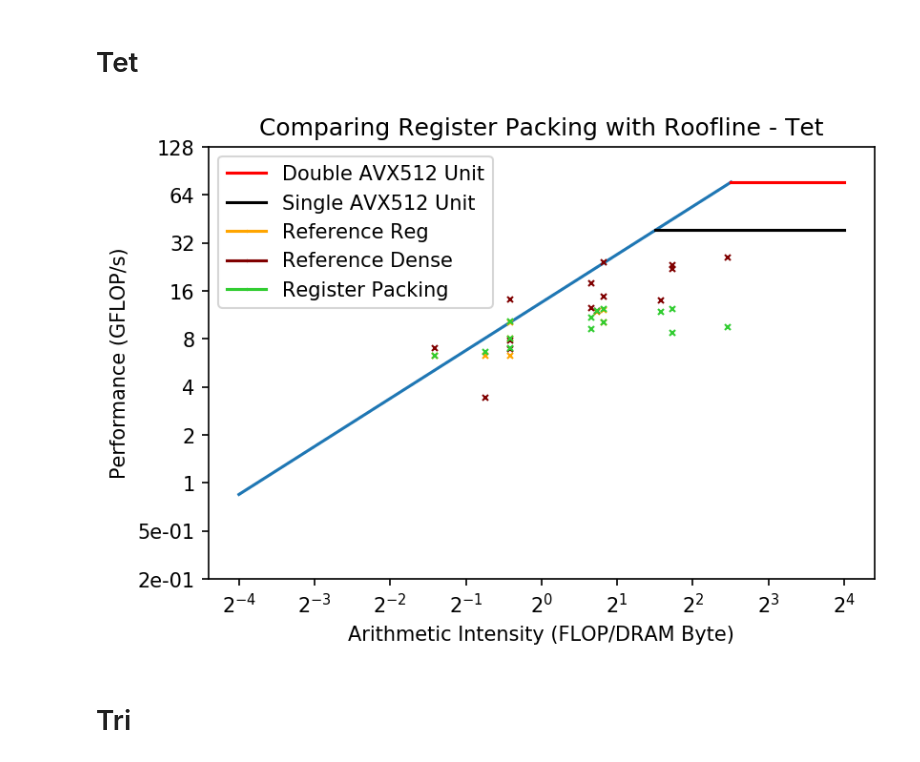
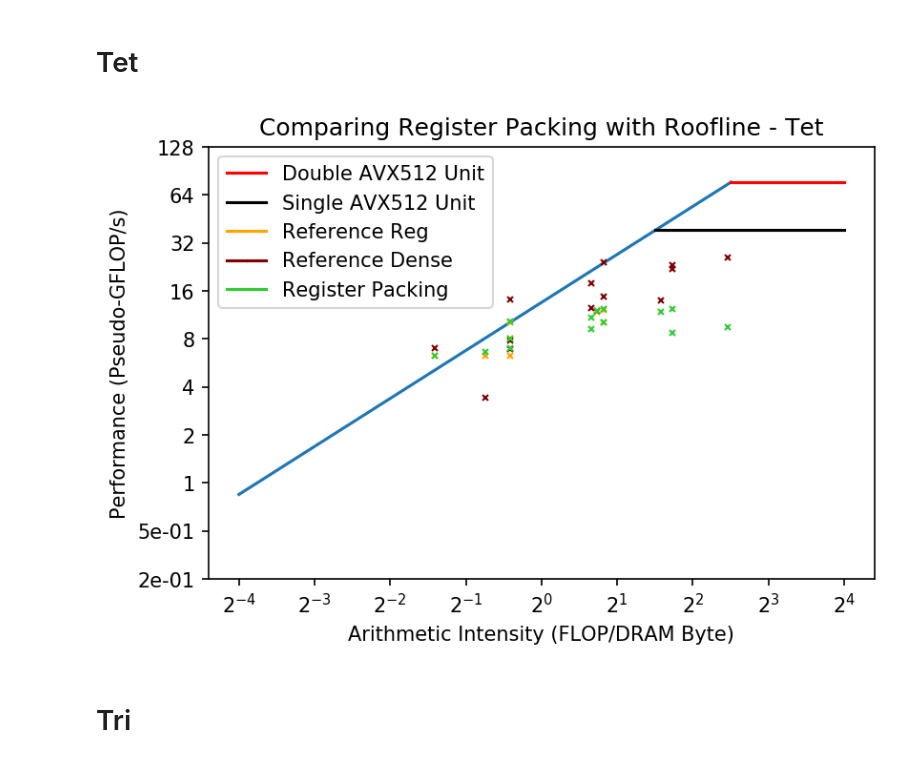
Before and after one commit to mahudu97/fyp-scratch, a Jupyter notebook: src/plot/roofline_bench.ipynb, the cells around one changed output. Drawn from its saved outputs; the diff is of its cells as text; code cells hidden in the pictures.

```diff
--- a/src/plot/roofline_bench.ipynb
+++ b/src/plot/roofline_bench.ipynb
@@ -313,35 +313,35 @@ y = [(XEON_8175M_PEAK_FLOPS/2),(XEON_8175M_PEAK_FLOPS/2)]
 ax.plot(x, y, color='black', label="Single AVX512 Unit")
 
 ax.plot(te_ref_AIs_small[0], te_small_FLOPs[0], marker='x', color='orange', ms=1, label="Reference Reg")
 for i, mat_name in enumerate(te_ref_AIs_small):
     ax.plot(te_ref_AIs_small[i], te_small_FLOPs[i], marker='x', color='orange', ms=3)
 
 ax.plot(te_ref_AIs[0], te_dense_FLOPs[0], marker='x', color='maroon', ms=1, label="Reference Dense")
 for i, mat_name in enumerate(te_mat_names):
     ax.plot(te_ref_AIs[i], te_dense_FLOPs[i], marker='x', color='maroon', ms=3)
 
 # ax.plot(te_ref_AIs[0], te_ref_FLOPs[0], marker='x', color='maroon', ms=1, label="Ref")
 # for i, mat_name in enumerate(te_mat_names):
 #     ax.plot(te_ref_AIs[i], te_ref_FLOPs[i], marker='x', color='maroon', ms=3)
 
 ax.plot(te_local_AIs[0], te_local_FLOPs[0], marker='x', color='limegreen', ms=1, label="Register Packing")
 for i, mat_name in enumerate(te_mat_names):
     ax.plot(te_local_AIs[i], te_local_FLOPs[i], marker='x', color='limegreen', ms=3)
 
 ax.set_xscale('log', basex=2)
 ax.set_yscale('log', basey=2)
 ax.set_xticks([2**i for i in range(-4, 5)])
 ax.set_yticks([2**i for i in range(-2, 8)])
 #ax.xaxis.set_major_formatter(LogFormatter(base=2))
 ax.yaxis.set_major_formatter(LogFormatter(base=2))
 ax.set_xlabel('Arithmetic Intensity (FLOP/DRAM Byte)')
-ax.set_ylabel('Performance (GFLOP/s)')
+ax.set_ylabel('Performance (Pseudo-GFLOP/s)')
 ax.set_title('Comparing Register Packing with Roofline - Tet')
 plt.legend()
 plt.savefig("./../../plots/reg_packing_comp/pyfr/roofline/tet.pdf")
 plt.show()
 # %% [output]
-[figure, old version]
+[figure, new version]
 # %% [markdown]
 # Tri
 # %%
```
Also changed, not shown: parts of 3 cells of this notebook, 12 other files.
